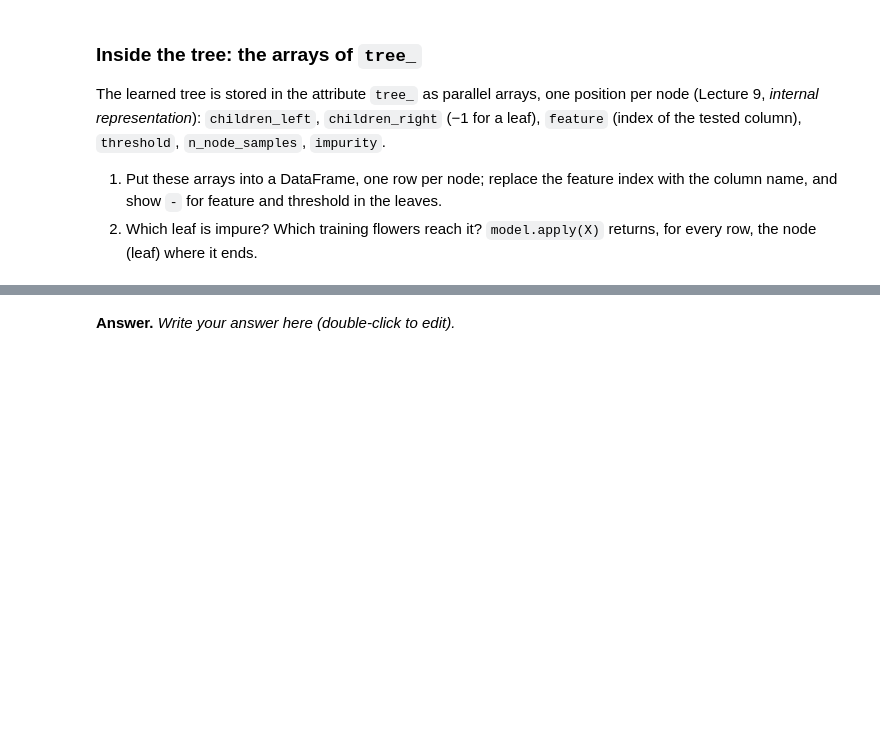
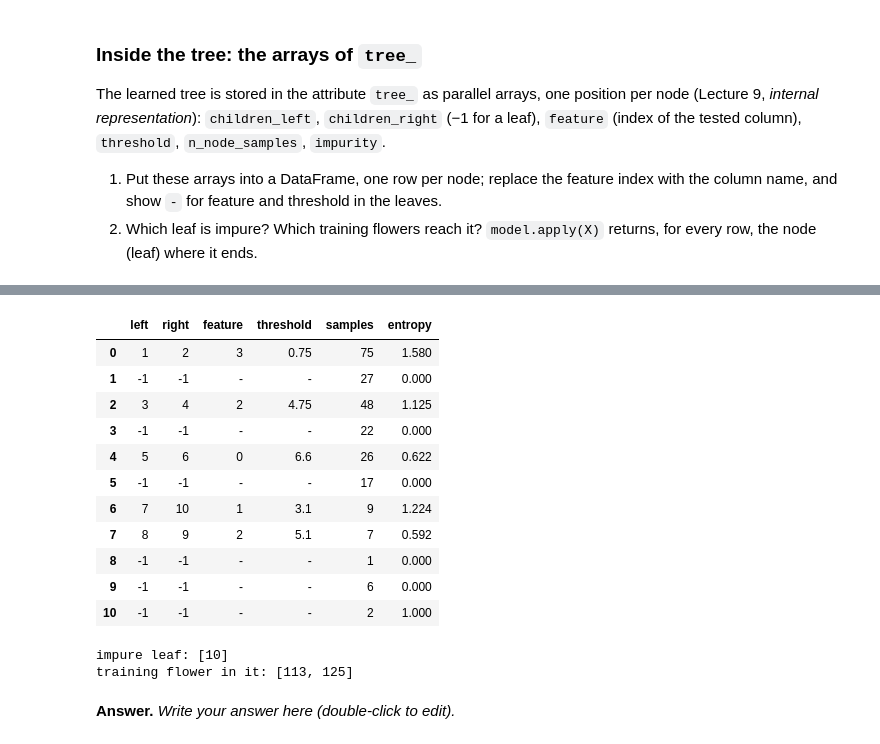
Before and after one commit to mengxian0913/MLDM_Unibo_public, a Jupyter notebook: ML_Lab/notebooks/lab02-dt/lab02-dt.ipynb, the cells around one changed output, grey strips where cells are left out. Cells and saved outputs as stored; diff of their text form; code cells hidden in the pictures; blank space fills up the shorter version.

```diff
--- a/ML_Lab/notebooks/lab02-dt/lab02-dt.ipynb
+++ b/ML_Lab/notebooks/lab02-dt/lab02-dt.ipynb
@@ -349,3 +348,71 @@ training flowers in it: [113, 125]
+# %%
+tree = model_alt.tree_
+
+rows = []
+
+def dfs(node):
+
+    if (node == -1):
+        return
+
+    global tree
+
+    left_node  = tree.children_left[node]
+    right_node = tree.children_right[node]
+
+    feature    = tree.feature[node]
+    threshold  = tree.threshold[node]
+    samples    = tree.n_node_samples[node]
+    entropy    = tree.impurity[node]
+
+    if ( left_node == -1 and right_node == -1 ):
+        feature = threshold = '-'
+
+
+    rows.append({
+        "left":      left_node,
+        "right":     right_node,
+        "feature":   feature,
+        "threshold": threshold,
+        "samples":   samples,
+        "entropy":   entropy
+    })
+
+    dfs(left_node)
+    dfs(right_node)
+    return
+
+
+dfs(0)
+observed = pd.DataFrame(rows)
+
+display(observed)
+# %% [output]
+|  | left | right | feature | threshold | samples | entropy |
+| 0 | 1 | 2 | 3 | 0.75 | 75 | 1.580 |
+| 1 | -1 | -1 | - | - | 27 | 0.000 |
+| 2 | 3 | 4 | 2 | 4.75 | 48 | 1.125 |
+| 3 | -1 | -1 | - | - | 22 | 0.000 |
+| 4 | 5 | 6 | 0 | 6.6 | 26 | 0.622 |
+| 5 | -1 | -1 | - | - | 17 | 0.000 |
+| 6 | 7 | 10 | 1 | 3.1 | 9 | 1.224 |
+| 7 | 8 | 9 | 2 | 5.1 | 7 | 0.592 |
+| 8 | -1 | -1 | - | - | 1 | 0.000 |
+| 9 | -1 | -1 | - | - | 6 | 0.000 |
+| 10 | -1 | -1 | - | - | 2 | 1.000 |
+# %%
+leaves = observed.loc[observed["feature"] == '-']
+impure_leaf = leaves[leaves["entropy"] == leaves["entropy"].max()].index[0]
+print(f"impure leaf: [{impure_leaf}]")
+
+leaf_ids = tree_alt.apply(X_train_alt)
+
+res = [int(X_train_alt.index[i]) for i in range(len(X_train_alt.index.to_list())) if leaf_ids[i] == impure_leaf]
+
+print(f"training flower in it: { res }")
+# %% [output]
+impure leaf: [10]
+training flower in it: [113, 125]
 # %% [markdown]
 **Answer.** *Write your answer here (double-click to edit).*
 # %% [markdown]
```
Also changed, not shown: parts of 18 cells of this notebook.
